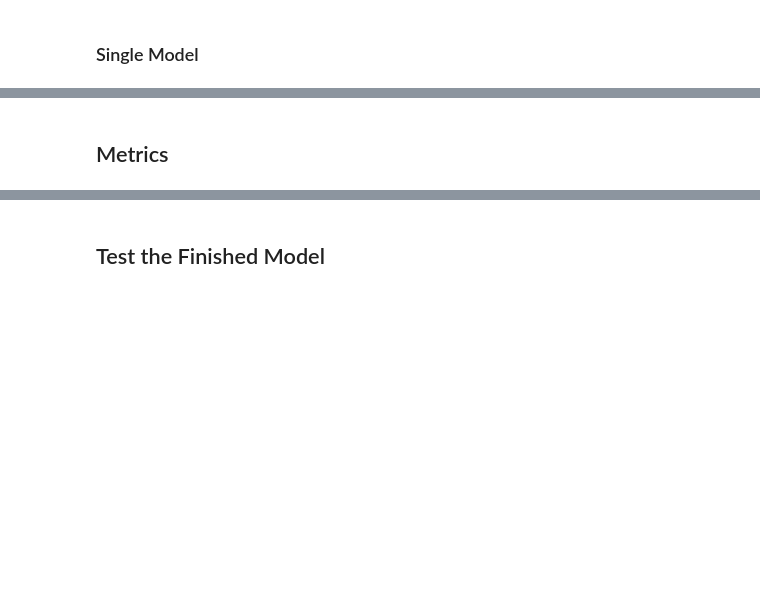
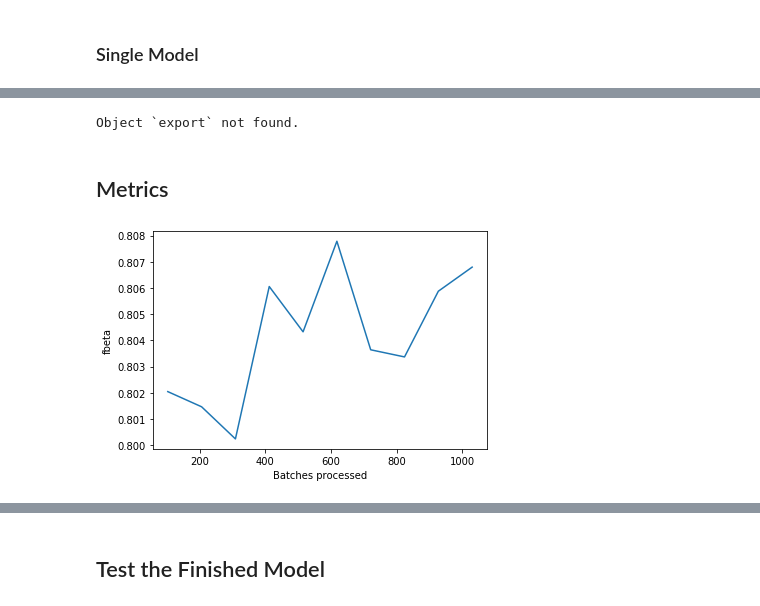
Before and after one commit to lutherkhill/codemash2020, a Jupyter notebook: codemash.ipynb, the cells around one changed output, grey strips where cells are left out. Saved outputs shown, nothing was run; the diff lists cells and outputs as text; code cells hidden in the pictures; blank space fills up the shorter version.

```diff
--- a/codemash.ipynb
+++ b/codemash.ipynb
@@ -229,3 +205,3 @@ LR Finder is complete, type {learner_name}.recorder.plot() to see the graph.
 # %%
 # to pic the ideal learning rate we find the stepest part of the curve and back it up by a factor of ten.
-#GoogleNet_learner.fit_one_cycle(1, slice(1e-01, 1e-02))
+ResNet.fit_one_cycle(10, slice(1e-06, 1e-05))
@@ -343,7 +225,13 @@ result_df.to_csv(result_csv, index=False)
+# %%
+ResNet.export()
+# %% [output]
+Object `export` not found.
 # %% [markdown]
 ## Metrics
 # %%
 # we will start taking a look a the metrics
-learn.recorder.plot_metrics()
+ResNet.recorder.plot_metrics()
+# %% [output]
+[figure, added]
 # %%
 #Look at your 9 worst results. By using a heatmap to see what induced the wrong classification:
```
Also changed, not shown: parts of 63 cells of this notebook.
